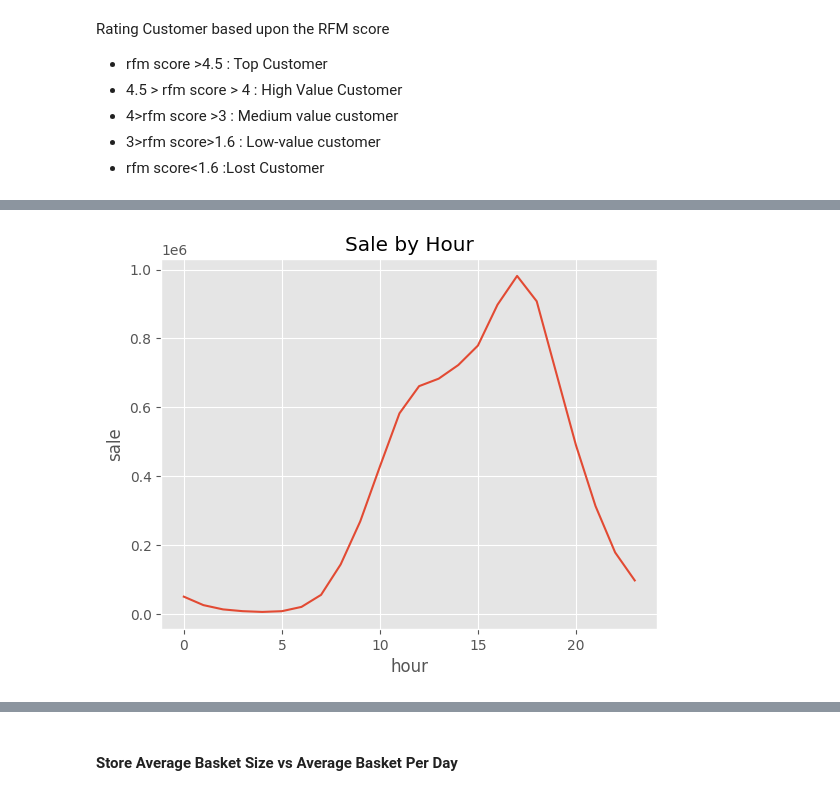
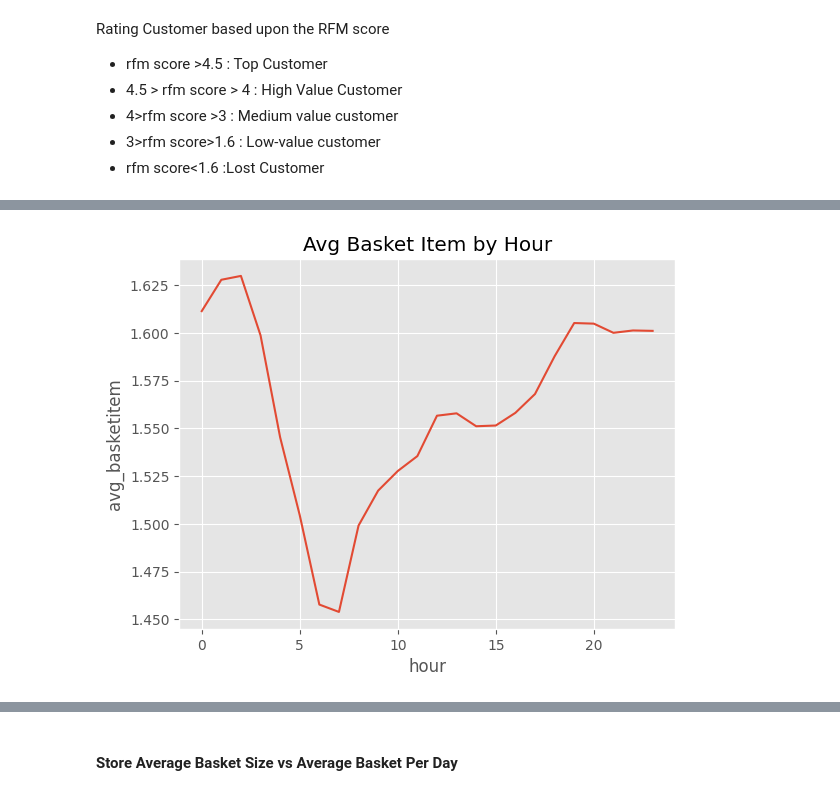
Before and after one commit to terjirapat/FoodRetailDataAnalysis, a Jupyter notebook: main.ipynb, the cells around one changed output, grey strips where cells are left out. Saved outputs shown, nothing was run; the diff lists cells and outputs as text; code cells hidden in the pictures.

```diff
--- a/main.ipynb
+++ b/main.ipynb
@@ -171,14 +175,14 @@ plt.show()
 # %%
-# # remove outliner
-# def filter_outliner(df, column_name):
-#     q_low = df[column_name].quantile(0.003) # mean-3sd
-#     q_hi  = df[column_name].quantile(0.997) # mean+3sd
-#     df_filtered = df[(df[column_name] <= q_hi) & (df[column_name] >= q_low)]
-#     return df_filtered
+# remove outliner
+def filter_outliner(df, column_name):
+    q_low = df[column_name].quantile(0.003) # mean-3sd
+    q_hi  = df[column_name].quantile(0.997) # mean+3sd
+    df_filtered = df[(df[column_name] <= q_hi) & (df[column_name] >= q_low)]
+    return df_filtered
 
-# df =  filter_outliner(df, 'units')
-# # before removed 5,197,681 row
-# # after removed 5,184,441 row
+df =  filter_outliner(df, 'units')
+# before removed 5,197,681 row
+# after removed 5,184,441 row
 
 # remove sale <= 0
 df = df[df['dollar_sales']>0]
@@ -512,13 +369,8 @@ sns.barplot(data=store_sales_week_avg.head(10), y='dollar_sales', x='store')
 # %%
-hour_sumsale = df.groupby('hour')[['dollar_sales']].apply('sum').sort_values(by='hour').reset_index().rename(columns={'dollar_sales' : 'sale'})
-
-sns.lineplot(data=hour_sumsale, x='hour', y='sale')
-plt.title('Sale by Hour')
+hour_bktitem_avg = df.groupby(['hour','basket'])[['basket']].apply('count')
+hour_bktitem_avg = hour_bktitem_avg.groupby('hour')[['basket']].apply('mean').reset_index().rename(columns={'basket' : 'avg_basketitem'})
+sns.lineplot(data=hour_bktitem_avg, x='hour', y='avg_basketitem')
+plt.title('Avg Basket Item by Hour')
 plt.show()
-
-# print('min sale')
-# display(hour_sumsale[hour_sumsale['sale']==hour_sumsale['sale'].min()])
-# print('max sale')
-# display(hour_sumsale[hour_sumsale['sale']==hour_sumsale['sale'].max()])
 # %% [output]
-[figure, old version]
+[figure, new version]
```
Also changed, not shown: parts of 66 cells of this notebook.
